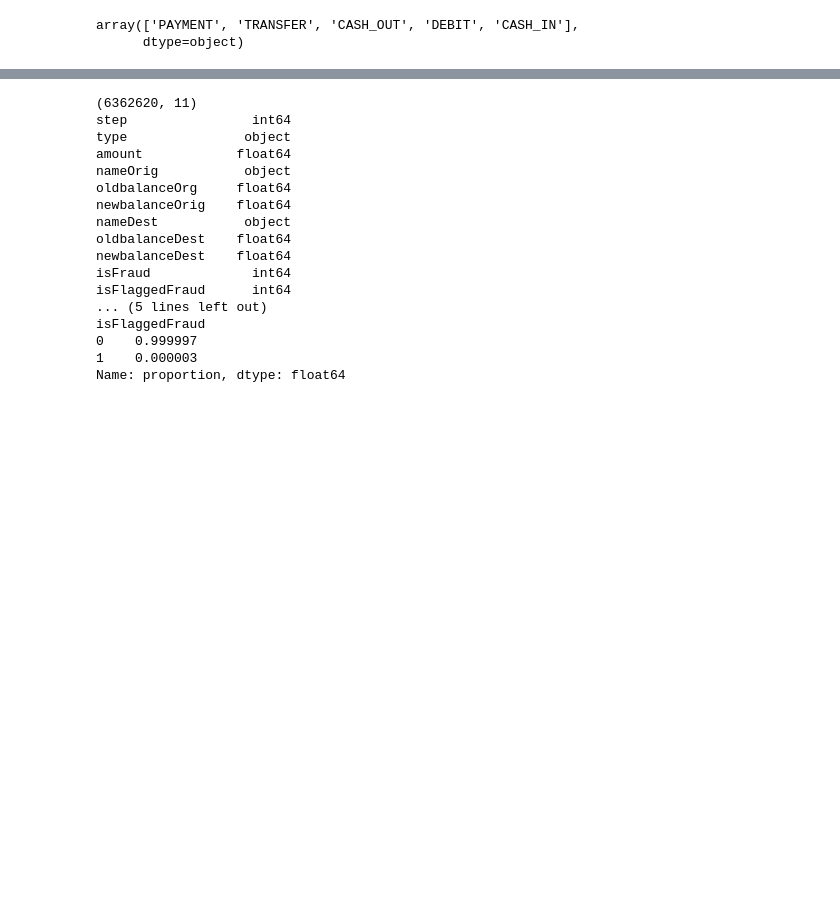
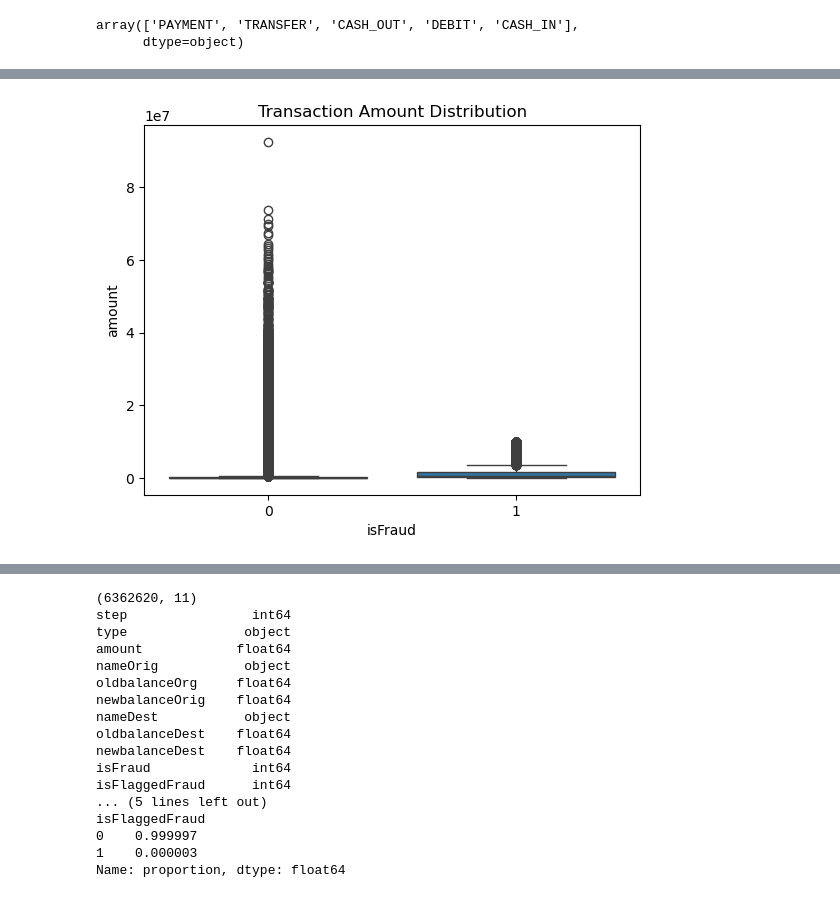
Before and after one commit to Dosu333/fraud-detection, a Jupyter notebook: notebooks/preprocessing.ipynb, the cells around one changed output, grey strips where cells are left out. Cells and saved outputs as stored; diff of their text form; code cells hidden in the pictures; blank space fills up the shorter version.

```diff
--- a/notebooks/preprocessing.ipynb
+++ b/notebooks/preprocessing.ipynb
@@ -25,0 +101,6 @@ df_sample.to_csv('../data/onlinefraud_sample.csv', index=False)
+# %%
+sns.boxplot(data=df, x='isFraud', y='amount')
+plt.title("Transaction Amount Distribution")
+plt.show()
+# %% [output]
+[figure, added]
```
Also changed, not shown: parts of 49 cells of this notebook, 1 other file.
